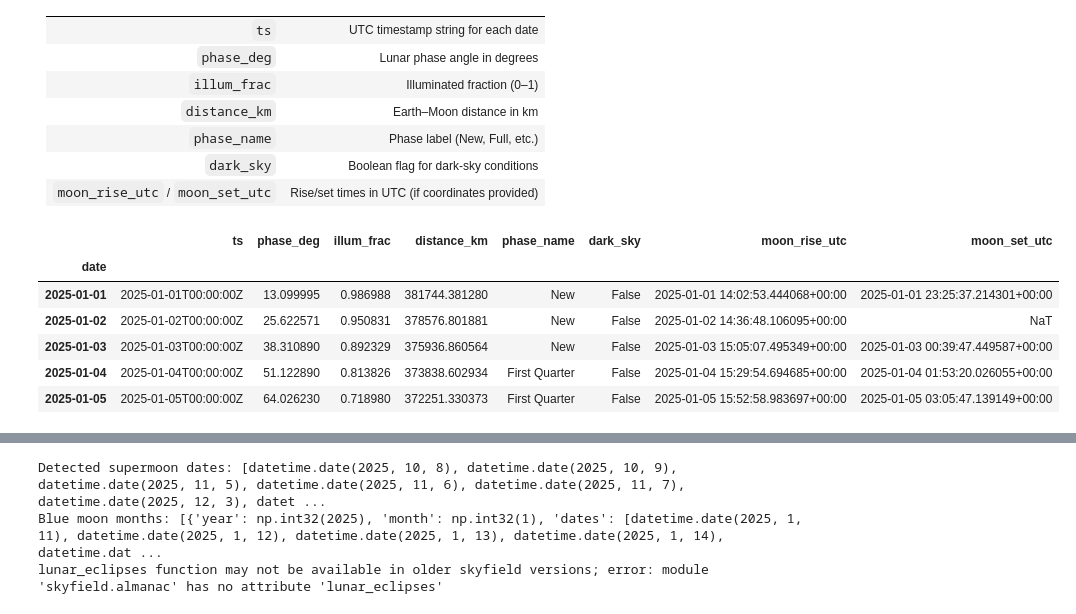
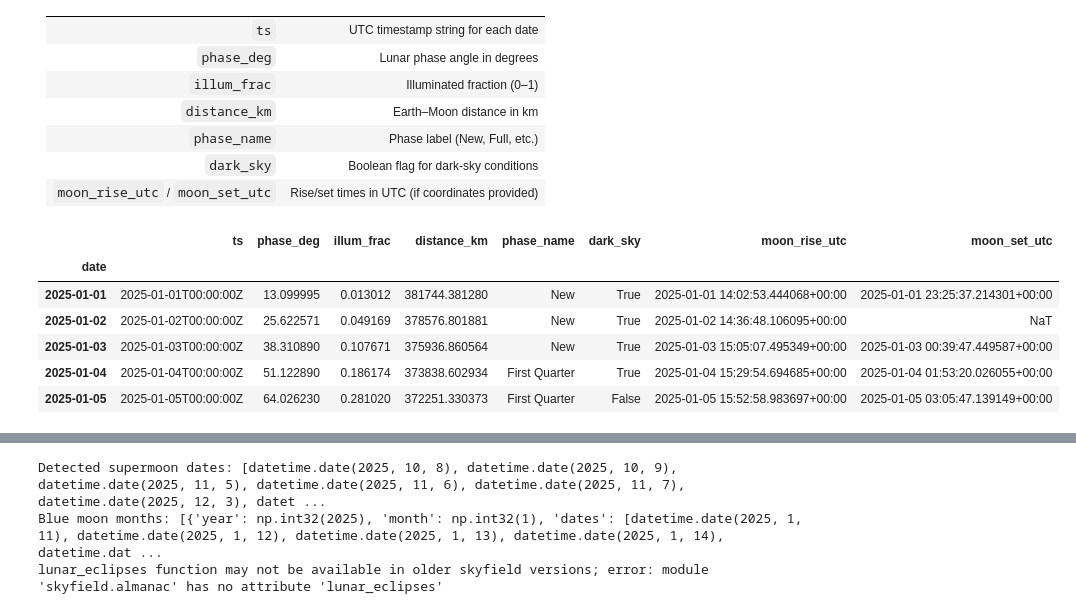
Before and after one commit to echengpython/Moon-Phase-Calendar-2025, a Jupyter notebook: moon_calendar.ipynb, the cells around one changed output, grey strips where cells are left out. Cells and saved outputs as stored; diff of their text form; code cells hidden in the pictures.

```diff
--- a/moon_calendar.ipynb
+++ b/moon_calendar.ipynb
@@ -145,7 +145,7 @@ def generate_lunar_dataframe(start_date, end_date, observer_lat=None, observer_l
     # compute phase angle using almanac.moon_phase
     phase_angles = almanac.moon_phase(eph, t)  # returns Angle object
     # illuminated fraction formula
-    illum_frac = (1 + np.cos(phase_angles.radians)) / 2.0
+    illum_frac = (1 - np.cos(phase_angles.radians)) / 2.0
 
     # distances: compute geocentric vector from earth to moon
     # We'll observe moon from Earth's center for geocentric distance
@@ -200,38 +200,38 @@ def generate_lunar_dataframe(start_date, end_date, observer_lat=None, observer_l
             times, events = almanac.find_discrete(t0, t1, f)
             # events: 0 -> setting? 1 -> rising? (check docs) We'll inspect pairs.
             # For robustness, record earliest rising and setting in that 24h window
             rise_time = None
             set_time = None
             for ti, ev in zip(times, events):
                 # event is 1 for rise and 0 for set (convention used by Skyfield)
                 if ev == 1 and rise_time is None:
                     rise_time = ti.utc_datetime()
                 if ev == 0 and set_time is None:
                     set_time = ti.utc_datetime()
             rises.append(rise_time)
             sets.append(set_time)
         df['moon_rise_utc'] = rises
         df['moon_set_utc'] = sets
 
     return df
 
 # Example: generate for 12 months starting Jan 1, 2025
 start_date = '2025-01-01'
 end_date = '2025-12-31'
 # replace with your location if you want rise/set times: e.g., New York City lat/lon
 observer_lat = 40.7128
 observer_lon = -74.0060
 
 lunar_df = generate_lunar_dataframe(start_date, end_date, observer_lat, observer_lon)
 lunar_df.head()
 # %% [output]
 |  | ts | phase_deg | illum_frac | distance_km | phase_name | dark_sky | moon_rise_utc | moon_set_utc |
 | date |  |  |  |  |  |  |  |  |
-| 2025-01-01 | 2025-01-01T00:00:00Z | 13.099995 | 0.986988 | 381744.381280 | New | False | 2025-01-01 14:02:53.444068+00:00 | 2025-01-01 23:25:37.214301+00:00 |
-| 2025-01-02 | 2025-01-02T00:00:00Z | 25.622571 | 0.950831 | 378576.801881 | New | False | 2025-01-02 14:36:48.106095+00:00 | NaT |
-| 2025-01-03 | 2025-01-03T00:00:00Z | 38.310890 | 0.892329 | 375936.860564 | New | False | 2025-01-03 15:05:07.495349+00:00 | 2025-01-03 00:39:47.449587+00:00 |
-| 2025-01-04 | 2025-01-04T00:00:00Z | 51.122890 | 0.813826 | 373838.602934 | First Quarter | False | 2025-01-04 15:29:54.694685+00:00 | 2025-01-04 01:53:20.026055+00:00 |
-| 2025-01-05 | 2025-01-05T00:00:00Z | 64.026230 | 0.718980 | 372251.330373 | First Quarter | False | 2025-01-05 15:52:58.983697+00:00 | 2025-01-05 03:05:47.139149+00:00 |
+| 2025-01-01 | 2025-01-01T00:00:00Z | 13.099995 | 0.013012 | 381744.381280 | New | True | 2025-01-01 14:02:53.444068+00:00 | 2025-01-01 23:25:37.214301+00:00 |
+| 2025-01-02 | 2025-01-02T00:00:00Z | 25.622571 | 0.049169 | 378576.801881 | New | True | 2025-01-02 14:36:48.106095+00:00 | NaT |
+| 2025-01-03 | 2025-01-03T00:00:00Z | 38.310890 | 0.107671 | 375936.860564 | New | True | 2025-01-03 15:05:07.495349+00:00 | 2025-01-03 00:39:47.449587+00:00 |
+| 2025-01-04 | 2025-01-04T00:00:00Z | 51.122890 | 0.186174 | 373838.602934 | First Quarter | True | 2025-01-04 15:29:54.694685+00:00 | 2025-01-04 01:53:20.026055+00:00 |
+| 2025-01-05 | 2025-01-05T00:00:00Z | 64.026230 | 0.281020 | 372251.330373 | First Quarter | False | 2025-01-05 15:52:58.983697+00:00 | 2025-01-05 03:05:47.139149+00:00 |
 # %%
 # Load user events
 events_file = 'events.csv'  # ensure this file is next to notebook or provide instructions to obtain it
```
Also changed, not shown: parts of 3 cells of this notebook.
